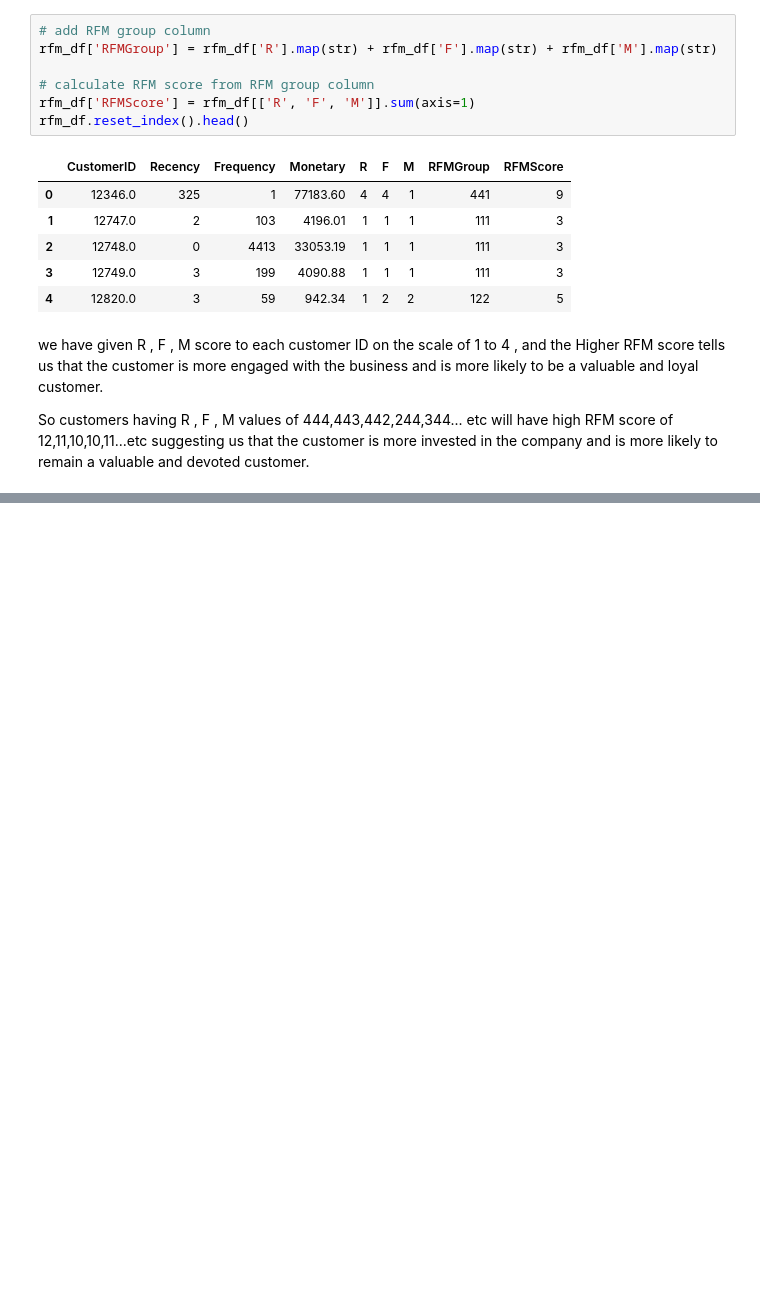
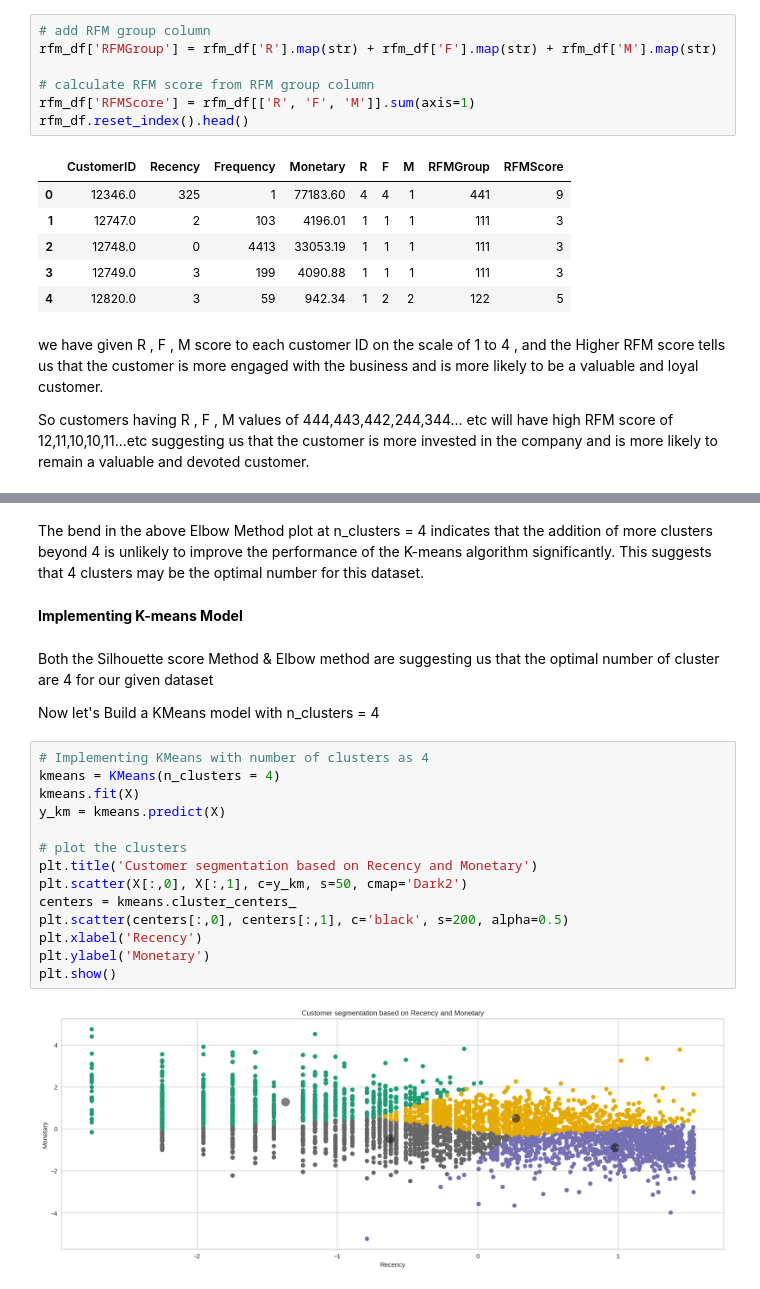
Before and after one commit to yashtambee/Online-Retail-Customer-Segmentation, a Jupyter notebook: Online_Retail_Customer_Segmentation.ipynb, the cells around one changed output, grey strips where cells are left out. Drawn from its saved outputs; the diff is of its cells as text; blank space fills up the shorter version.

```diff
--- a/Online_Retail_Customer_Segmentation.ipynb
+++ b/Online_Retail_Customer_Segmentation.ipynb
@@ -729,0 +806,24 @@ So customers having R , F , M values of 444,443,442,244,344... etc will have hig
+# %% [markdown]
+The bend in the above Elbow Method plot at n_clusters = 4 indicates that the addition of more clusters beyond 4 is unlikely to improve the performance of the K-means algorithm significantly. This suggests that 4 clusters may be the optimal number for this dataset.
+# %% [markdown]
+**Implementing K-means Model**
+# %% [markdown]
+Both the Silhouette score Method & Elbow method are suggesting us that the optimal number of cluster are 4 for our given dataset
+
+Now let's Build a KMeans model with n_clusters = 4
+# %%
+# Implementing KMeans with number of clusters as 4
+kmeans = KMeans(n_clusters = 4)
+kmeans.fit(X)
+y_km = kmeans.predict(X)
+
+# plot the clusters
+plt.title('Customer segmentation based on Recency and Monetary')
+plt.scatter(X[:,0], X[:,1], c=y_km, s=50, cmap='Dark2')
+centers = kmeans.cluster_centers_
+plt.scatter(centers[:,0], centers[:,1], c='black', s=200, alpha=0.5)
+plt.xlabel('Recency')
+plt.ylabel('Monetary')
+plt.show()
+# %% [output]
+[figure, added]
```
Also changed, not shown: parts of 11 cells of this notebook.
